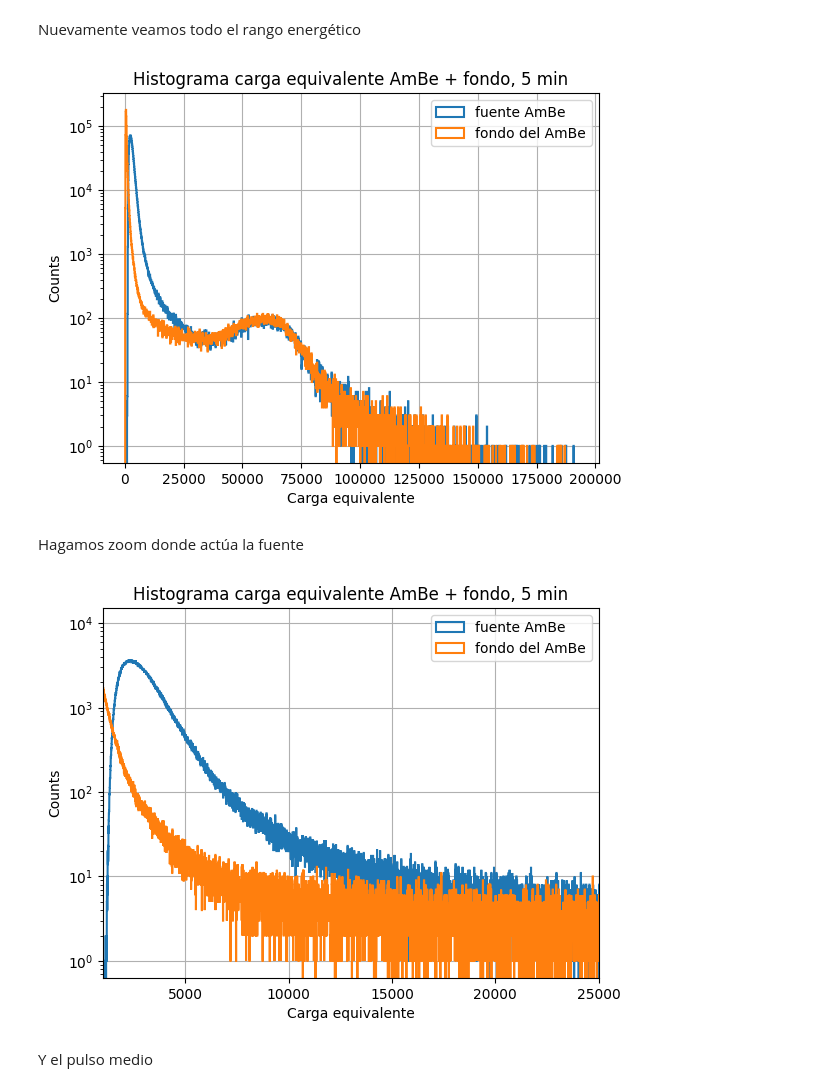
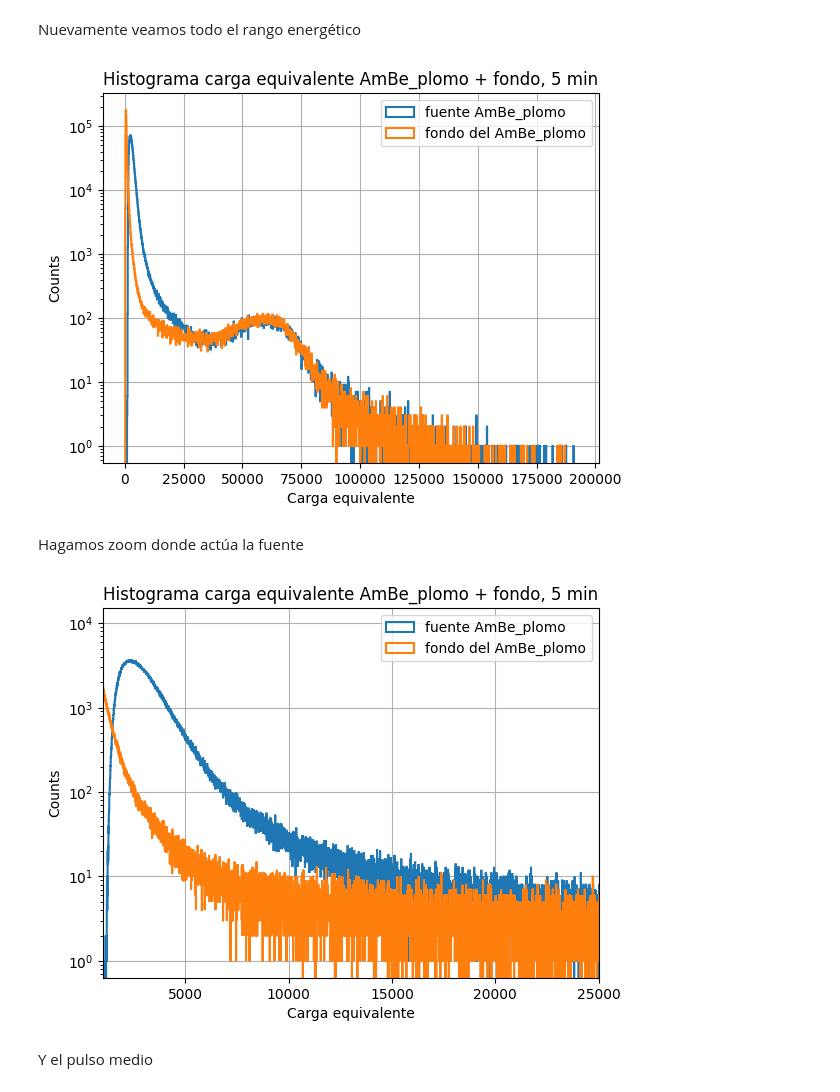
Before and after one commit to saisito/MLF_nunez-alejandro, a Jupyter notebook: nunez-alejandro.ipynb, the cells around one changed output. Drawn from its saved outputs; the diff is of its cells as text; code cells hidden in the pictures.

```diff
--- a/nunez-alejandro.ipynb
+++ b/nunez-alejandro.ipynb
@@ -260,7 +261,7 @@ del mean_pulses_Co
 Vamos a por los neutrones ahora
 # %%
 file_list_AmBe_plomo = sorted(glob.glob('data/*10cm_plomo*'))
-all_max_per_file_AmBe, all_sum_per_file_AmBe, mean_pulses_AmBe = load_data(file_list_AmBe_plomo)
+all_max_per_file_AmBe_plomo, all_sum_per_file_AmBe_plomo, mean_pulses_AmBe_plomo = load_data(file_list_AmBe_plomo)
 # %% [output]
 Longitud de data/AmBe_30cm_10cm_plomo_1200V_650t1_5min.dat: 96712340
 Longitud de data/fondo_10cm_plomo_1200V_170t1_5min.dat: 63388416
@@ -268,31 +269,31 @@ Longitud de data/fondo_10cm_plomo_1200V_170t1_5min.dat: 63388416
 Nuevamente veamos todo el rango energético
 # %%
 plot_histogram(
-    all_sum_per_file_AmBe,
+    all_sum_per_file_AmBe_plomo,
     bin_width=100,
-    labels=['fuente AmBe', 'fondo del AmBe'],
-    title='Histograma carga equivalente AmBe + fondo, 5 min',
+    labels=['fuente AmBe_plomo', 'fondo del AmBe_plomo'],
+    title='Histograma carga equivalente AmBe_plomo + fondo, 5 min',
     x_label='Carga equivalente',
     y_label='Counts',
     log_scale=True
 )
 # %% [output]
-[figure, old version]
+[figure, new version]
 # %% [markdown]
 Hagamos zoom donde actúa la fuente
 # %%
 plot_histogram(
-    all_sum_per_file_AmBe,
+    all_sum_per_file_AmBe_plomo,
     bin_width=5,
-    labels=['fuente AmBe', 'fondo del AmBe'],
-    title='Histograma carga equivalente AmBe + fondo, 5 min',
+    labels=['fuente AmBe_plomo', 'fondo del AmBe_plomo'],
+    title='Histograma carga equivalente AmBe_plomo + fondo, 5 min',
     x_label='Carga equivalente',
     y_label='Counts',
     log_scale=True,
     xlim=(1000, 25000)
 )
 # %% [output]
-[figure, old version]
+[figure, new version]
 # %% [markdown]
 Y el pulso medio
 # %%
```
Also changed, not shown: parts of 79 cells of this notebook, 4 other files.
